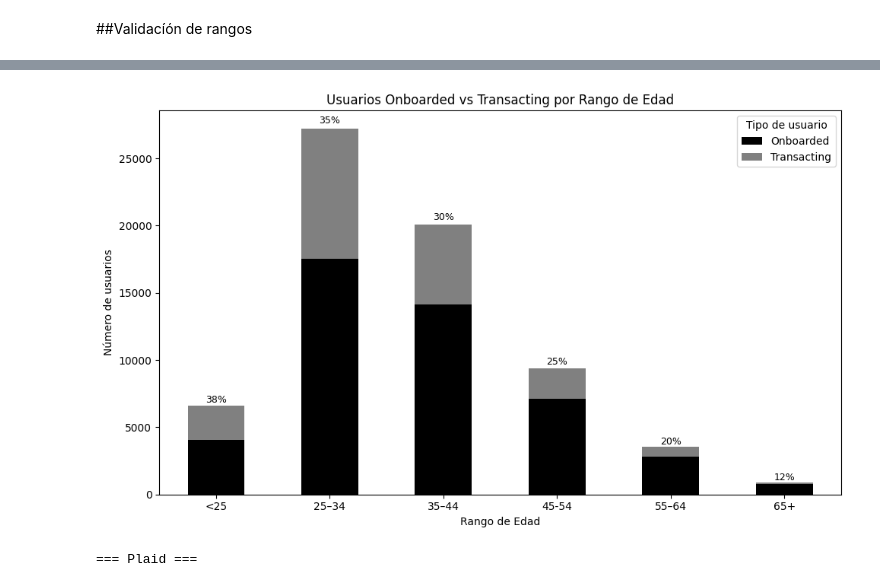
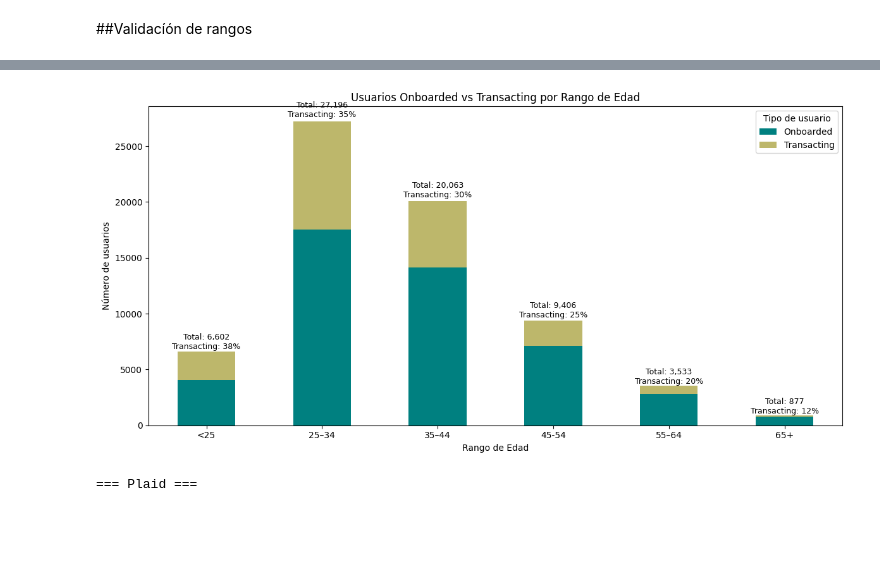
Before and after one commit to christiangarza1505813/ClassModel, a Jupyter notebook: Model/model.ipynb, the cells around one changed output, grey strips where cells are left out. Drawn from its saved outputs; the diff is of its cells as text; code cells hidden in the pictures; blank space fills up the shorter version.

```diff
--- a/Model/model.ipynb
+++ b/Model/model.ipynb
@@ -27,3 +27,9 @@ CSV_URL = "https://raw.githubusercontent.com/christiangarza1505813/Tesina/main/D
 df = pd.read_csv(
     CSV_URL,
 )
+# %%
+CSV_Demo = "https://raw.githubusercontent.com/christiangarza1505813/Tesina/main/Datos/Demo.csv"  # <-- reemplaza
+
+df_demo = pd.read_csv(
+    CSV_Demo,
+)
@@ -265,6 +285,4 @@ See the caveats in the documentation: https://pandas.pydata.org/pandas-docs/stab
 # %%
-
-
 # --- 3) Agrupa por estado y Transacting
 counts = (df.groupby(['state_name','Transacting'])
             .size()
@@ -277,28 +295,33 @@ pivot.columns = ['Onboarded','Transacting']
 # --- 5) Calcula % transacting por estado
 pivot['% Transacting'] = (pivot['Transacting'] / (pivot['Onboarded'] + pivot['Transacting'])) * 100
 
+# --- 5b) Ordena por total y selecciona top 10
+pivot['Total'] = pivot['Onboarded'] + pivot['Transacting']
+pivot = pivot.sort_values('Total', ascending=False).head(10)
+
 # --- 6) Gráfico de barras apiladas
 ax = pivot[['Onboarded','Transacting']].plot(
     kind='bar', stacked=True, figsize=(12,6),
-    color=['black','grey']
+    color=['teal','darkkhaki']
 )
 
-# --- 7) Agregar etiquetas de % arriba de cada barra
+# --- 7) Agregar etiquetas detalladas
 for idx, (onb, tra, pct) in enumerate(zip(pivot['Onboarded'], pivot['Transacting'], pivot['% Transacting'])):
     total = onb + tra
     if total > 0:
         ax.text(
-            idx, total + total*0.01,    # posición arriba de la barra
-            f"{pct:.0f}%",              # ← redondeado a 0 decimales
+            idx, total + total*0.01,
+            f"Total: {total:,.0f}\nTransacting: {pct:.0f}%",  # formato con comas
             ha='center', va='bottom',
-            fontsize=8, color='black'
+            fontsize=9,   # ajusta aquí el tamaño de letra
+            color='black'
         )
 
 # --- 8) Detalles del gráfico
-plt.title("Usuarios Onboarded vs Transacting por Entidad")
+plt.title("Top 10 Entidades con más usuarios (Onboarded vs Transacting)")
 plt.xlabel("Entidad")
 plt.ylabel("Número de usuarios")
-plt.xticks(rotation=90, ha='right')
+plt.xticks(rotation=45, ha='right')
 plt.legend(title="Tipo de usuario")
 plt.tight_layout()
 plt.show()
@@ -370,41 +381,41 @@ df_age['RangoEdad'] = pd.cut(df_age['Edad'], bins=bins, labels=labels, right=Tru
 counts = (df_age.groupby(['RangoEdad','Transacting'])
                   .size()
                   .reset_index(name='n_usuarios'))
 
 # --- 5) Pivot para gráfico
 pivot = counts.pivot(index='RangoEdad', columns='Transacting', values='n_usuarios').fillna(0)
 pivot.columns = ['Onboarded','Transacting']
 
 # --- 6) % transaccionales
 pivot['% Transacting'] = (pivot['Transacting'] / (pivot['Onboarded'] + pivot['Transacting'])) * 100
 
-# --- 7) Gráfico apilado
+# --- 6) Gráfico de barras apiladas
 ax = pivot[['Onboarded','Transacting']].plot(
-    kind='bar', stacked=True, figsize=(10,6),
-    color=['black','grey']
+    kind='bar', stacked=True, figsize=(12,6),
+    color=['teal','darkkhaki']
 )
 
-# --- 8) Etiquetas con % (redondeado a 0 decimales)
+# --- 7) Agregar etiquetas detalladas
 for idx, (onb, tra, pct) in enumerate(zip(pivot['Onboarded'], pivot['Transacting'], pivot['% Transacting'])):
     total = onb + tra
     if total > 0:
         ax.text(
             idx, total + total*0.01,
-            f"{pct:.0f}%",
+            f"Total: {total:,.0f}\nTransacting: {pct:.0f}%",  # formato con comas
             ha='center', va='bottom',
-            fontsize=9, color='black'
+            fontsize=9,   # ajusta aquí el tamaño de letra
+            color='black'
         )
-
 # --- 9) Detalles
 plt.title("Usuarios Onboarded vs Transacting por Rango de Edad")
 plt.xlabel("Rango de Edad")
 plt.ylabel("Número de usuarios")
 plt.xticks(rotation=0)
 plt.legend(title="Tipo de usuario")
 plt.tight_layout()
 plt.show()
 # %% [output]
-[figure, old version]
+[figure, new version]
 # %%
 import pandas as pd
 
```
Also changed, not shown: parts of 9 cells of this notebook.
